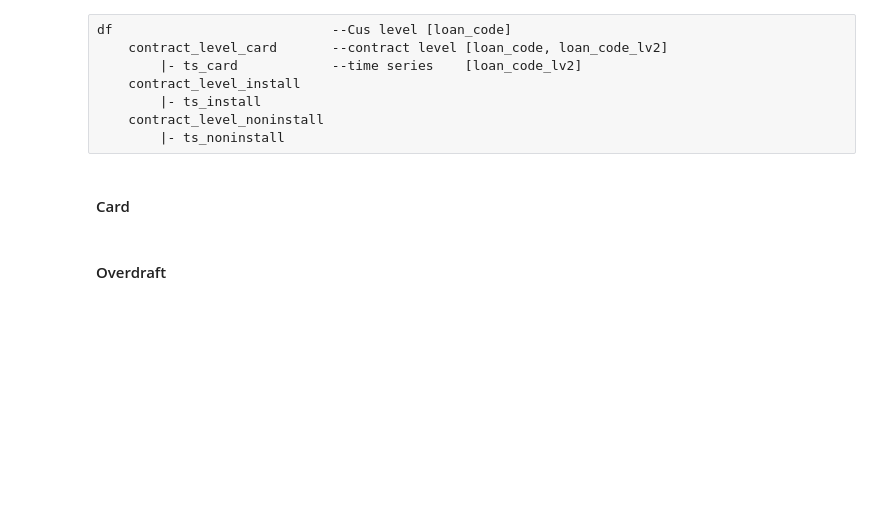
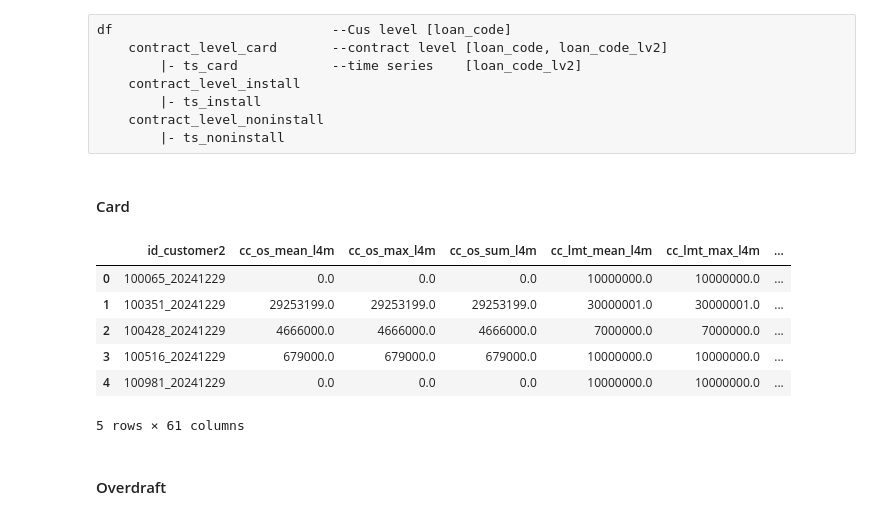
Before and after one commit to Nampq281/ds_template, a Jupyter notebook: Feature_engineer.ipynb, the cells around one changed output. Cells and saved outputs as stored; diff of their text form; code cells hidden in the pictures; blank space fills up the shorter version.

```diff
--- a/Feature_engineer.ipynb
+++ b/Feature_engineer.ipynb
@@ -602,7 +598,7 @@ contract_level_card = contract_level_card[~contract_level_card['loan_code_lv2'].
 #### Card
 # %%
 ts_card2 = pd.merge(ts_card,
-                    contract_level_card[['loan_code_lv2', 'CreditLimit']],
+                    contract_card[['loan_code_lv2', 'CreditLimit']],
                     on=['loan_code_lv2'], how='left')
 # Aggregate monthly data into customer level
 # Ex: Total CC OS per month
@@ -612,22 +608,19 @@ ts_card2['Utilization'] = ts_card2['Utilization'].replace('', np.nan)
 ts_card2['Utilization'] = ts_card2['Utilization'].astype(float)
 # %%
 card_os = agg_cal(ts_card2,
-                       group_col=['id_customer2','ReferenceYear', 'ReferenceMonth'],
-                       val='ResidualAmount',
-                       agg_fn=['sum'],
-                       sub_fn=[]).reset_index()
+                       groupby=['id_customer2','ReferenceYear', 'ReferenceMonth'],
+                       aggfunc={'ResidualAmount':['sum']}
+                 )
 
 card_lmt = agg_cal(ts_card2,
-                       group_col=['id_customer2','ReferenceYear', 'ReferenceMonth'],
-                       val='CreditLimit',
-                       agg_fn=['sum'],
-                       sub_fn=[]).reset_index()
+                       groupby=['id_customer2','ReferenceYear', 'ReferenceMonth'],
+                       aggfunc={'CreditLimit':['sum']}
+                  )
 
 card_utl = agg_cal(ts_card2,
-                       group_col=['id_customer2','ReferenceYear', 'ReferenceMonth'],
-                       val='Utilization',
-                       agg_fn=['sum'],
-                       sub_fn=[]).reset_index()
+                       groupby=['id_customer2','ReferenceYear', 'ReferenceMonth'],
+                       aggfunc={'Utilization':['sum']}
+                    )
 
 groupCC = [card_os, card_lmt, card_utl]
 
@@ -637,7 +632,7 @@ card_agg['ts_ym_fmt'] = create_ym_format(card_agg, 'ts_ym', fmt='%Y%m')
 # %%
 # Create last X months
 # Create input for feature calculation
-df_card = pd.merge(dev_df, card_agg, how="left", on=['id_customer2'])
+df_card = pd.merge(cus_level, card_agg, how="left", on=['id_customer2'])
 df_card['last_x_months'] = df_card.apply(lambda row: month_diff(row['ts_ym_fmt'], row['created_time']), axis=1)
 rename_col = {'ResidualAmount_sum':'cc_os',
               'CreditLimit_sum':'cc_lmt',
@@ -652,9 +647,11 @@ df_card['cc_utl_rate'] = df_card.apply(lambda row: ratio(row['cc_utl'], row['cc_
 df_card['cc_os_rate'] = df_card.apply(lambda row: ratio(row['cc_os'], row['cc_lmt']), axis=1)
 # %%
 # Generate feature
-df_card_final = generate_feature_lxm(df_card,
-                            group_col=['id_customer2'],
-                            val_col=['cc_os', 'cc_lmt', 'cc_utl', 'cc_os_rate', 'cc_utl_rate'],
-                            agg_fn=['mean','max','sum'],
-                            sub_fn=['avg'],
-                            LxM=[3,6,12,24]).reset_index()
+df11 = generate_feature_lxm(df_card,
+                            groupby=['id_customer2'],
+                            aggfunc={'cc_os':['mean','max','sum'],
+                                     'cc_lmt':['mean','max','sum'],
+                                     'cc_utl':['mean','max','sum'],
+                                     'cc_os_rate':['mean','max','sum'],
+                                     'cc_utl_rate':['mean','max','sum']},
+                            LxM=[3,6,12,24])
@@ -667,2 +658,12 @@ df_card_final.to_parquet(r'feature_store/cc_ts_feature.parquet')
+# %%
+df11.head(5)
+# %% [output]
+|  | id_customer2 | cc_os_mean_l4m | cc_os_max_l4m | cc_os_sum_l4m | cc_lmt_mean_l4m | cc_lmt_max_l4m | ... |
+| 0 | 100065_20241229 | 0.0 | 0.0 | 0.0 | 10000000.0 | 10000000.0 | ... |
+| 1 | 100351_20241229 | 29253199.0 | 29253199.0 | 29253199.0 | 30000001.0 | 30000001.0 | ... |
+| 2 | 100428_20241229 | 4666000.0 | 4666000.0 | 4666000.0 | 7000000.0 | 7000000.0 | ... |
+| 3 | 100516_20241229 | 679000.0 | 679000.0 | 679000.0 | 10000000.0 | 10000000.0 | ... |
+| 4 | 100981_20241229 | 0.0 | 0.0 | 0.0 | 10000000.0 | 10000000.0 | ... |
+5 rows × 61 columns
 # %% [markdown]
 #### Overdraft
```
Also changed, not shown: parts of 82 cells of this notebook, 1 other file.
